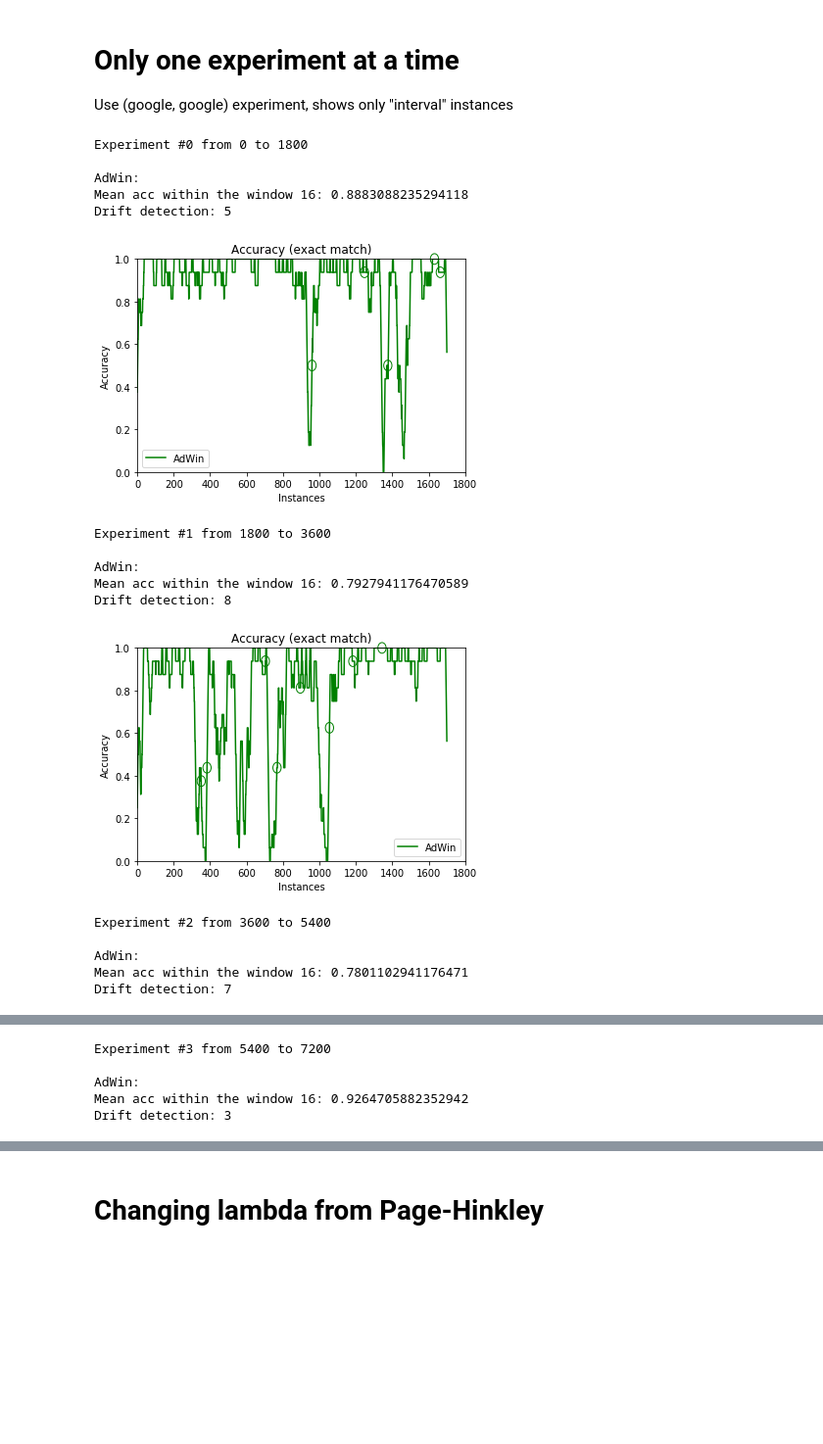
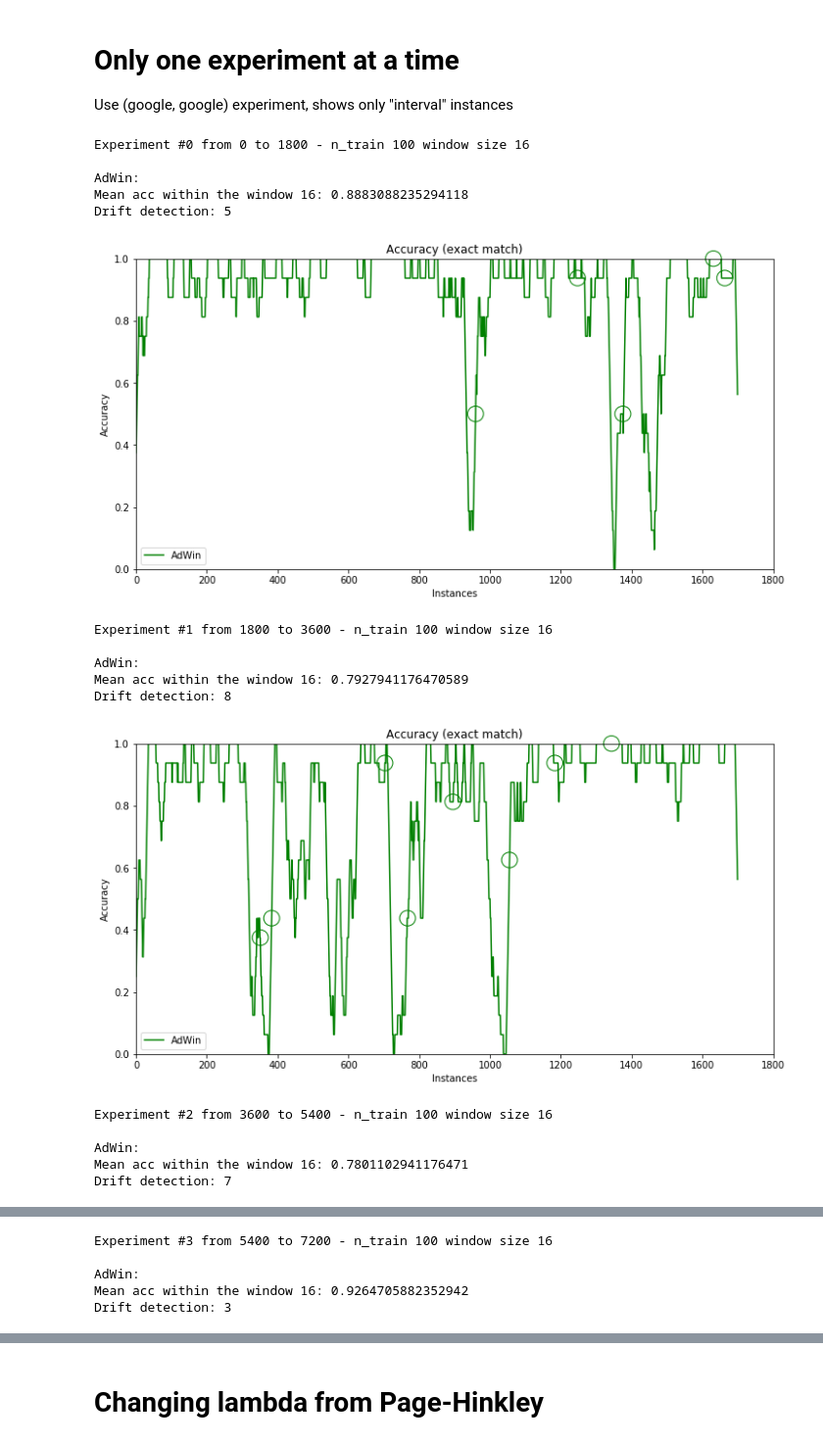
Before and after one commit to h3dema/concept-drift, a Jupyter notebook: concept-drift.ipynb, the cells around one changed output, grey strips where cells are left out. Shown at 98% size. Drawn from its saved outputs; the diff is of its cells as text; code cells hidden in the pictures; blank space fills up the shorter version.

Commit message:
concept drift

```diff
--- a/concept-drift.ipynb
+++ b/concept-drift.ipynb
@@ -6,6 +6,10 @@ import pandas as pd
 import numpy as np
 # %%
 from calculate import calculate_drift, plot_drift
+# %%
+import matplotlib.pyplot as plt
+
+plt.rcParams['figure.figsize'] = (12.0, 6.0)
 # %%
 data = pd.read_hdf('sarss.h5', key='sarss')
 data.shape
@@ -56,29 +60,32 @@ Drift detection: 122
 Use (google, google) experiment, shows only "interval" instances
 # %%
 interval = 1800
+# %%
+n_train = 100
+window_size = 16
 # %%
 for i in range(10):
     li = interval * i
     ls = li + 1800
     y_ = y1[li:ls]
     X_ = X1[li:ls]
-    print("Experiment #{} from {} to {}".format(i, li, ls))
-    result = calculate_drift(X_, y_, n_train=100, w=16, clfs_label=["AdWin"])
+    print("Experiment #{} from {} to {} - n_train {} window size {}".format(i, li, ls, n_train, window_size))
+    result = calculate_drift(X_, y_, n_train=n_train, w=window_size, clfs_label=["AdWin"])
     plot_drift(result)
 # %% [output]
-Experiment #0 from 0 to 1800
+Experiment #0 from 0 to 1800 - n_train 100 window size 16
 
 AdWin:
 Mean acc within the window 16: 0.8883088235294118
 Drift detection: 5
-[figure, old version]
+[figure, new version]
-Experiment #1 from 1800 to 3600
+Experiment #1 from 1800 to 3600 - n_train 100 window size 16
 
 AdWin:
 Mean acc within the window 16: 0.7927941176470589
 Drift detection: 8
-[figure, old version]
+[figure, new version]
-Experiment #2 from 3600 to 5400
+Experiment #2 from 3600 to 5400 - n_train 100 window size 16
 
 AdWin:
 Mean acc within the window 16: 0.7801102941176471
@@ -87,4 +94,4 @@ Drift detection: 7
-Experiment #3 from 5400 to 7200
+Experiment #3 from 5400 to 7200 - n_train 100 window size 16
 
 AdWin:
 Mean acc within the window 16: 0.9264705882352942
```
Also changed, not shown: parts of 6 cells of this notebook, 1 other file.
